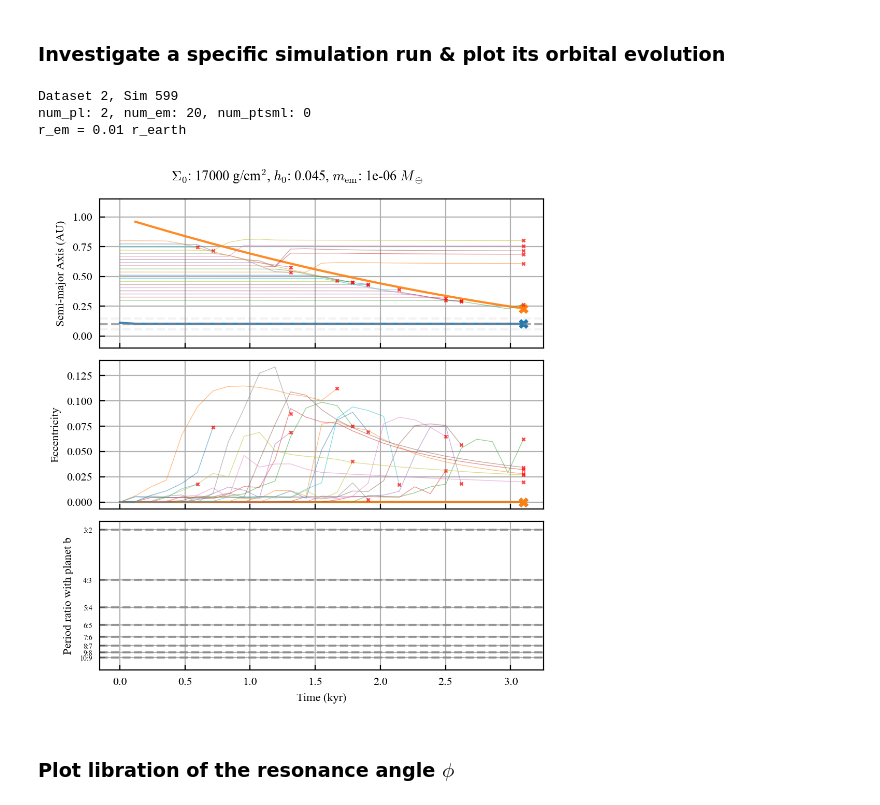
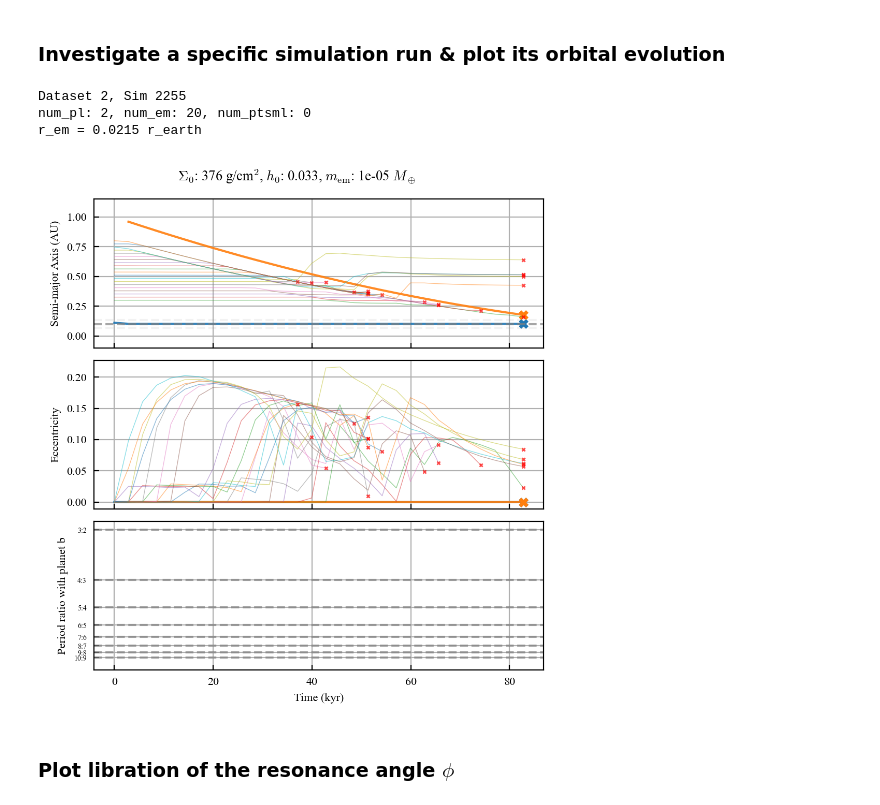
Before and after one commit to dchen10Git/uh-ifa-reu-2026, a Jupyter notebook: analyze_one_sim.ipynb, the cells around one changed output. Drawn from its saved outputs; the diff is of its cells as text; code cells hidden in the pictures.

```diff
--- a/analyze_one_sim.ipynb
+++ b/analyze_one_sim.ipynb
@@ -361,41 +361,41 @@ def plot_system(saved_sim, elements, num_pl, num_em, num_ptsml, t_units='kyr'):
     # plt.savefig("Figures/orbital_evo.svg", bbox_inches="tight")
 
 dataset_id = 2
-sim_id = 599
+sim_id = 2255
 
 elements = ['a',
             'e',
             'P_ratio_em_b',
             # 'P_ratio_em_c',
         ]
 
 for sim_id in range(sim_id, sim_id+1, 1):
 # for sim_id in inside_d:
     base_dir = Path.cwd()
     file_path = base_dir.parent / f"sim_results/dataset{dataset_id}" / f"sim{sim_id}.h5"
 
     try:
         saved_sim = reb_sims.load_simulation_run(file_path)
     except FileNotFoundError:
         print(f"Sim {sim_id} not found")
         continue
 
     sim_data, metadata = saved_sim
     m_star = metadata['m_star']
     rock_names = list(sim_data.keys())
     rocks = {p: sim_data[p] for p in rock_names}
     num_pl, num_em, num_ptsml = metadata['num_pl'], metadata['num_em'], metadata['num_ptsml']
 
     print(f"Dataset {dataset_id}, Sim {sim_id}")
     print(f"num_pl: {metadata['num_pl']}, num_em: {metadata['num_em']}, num_ptsml: {metadata['num_ptsml']}")
     print(f"r_em = {metadata['r_em']:.3g} r_earth")
 
     plot_system(saved_sim, elements, num_pl, num_em, num_ptsml)
 # %% [output]
-Dataset 2, Sim 599
+Dataset 2, Sim 2255
 num_pl: 2, num_em: 20, num_ptsml: 0
-r_em = 0.01 r_earth
+r_em = 0.0215 r_earth
-[figure, old version]
+[figure, new version]
 # %% [markdown]
 ### Plot libration of the resonance angle $\phi$
 # %%
```
Also changed, not shown: 3 other files.
